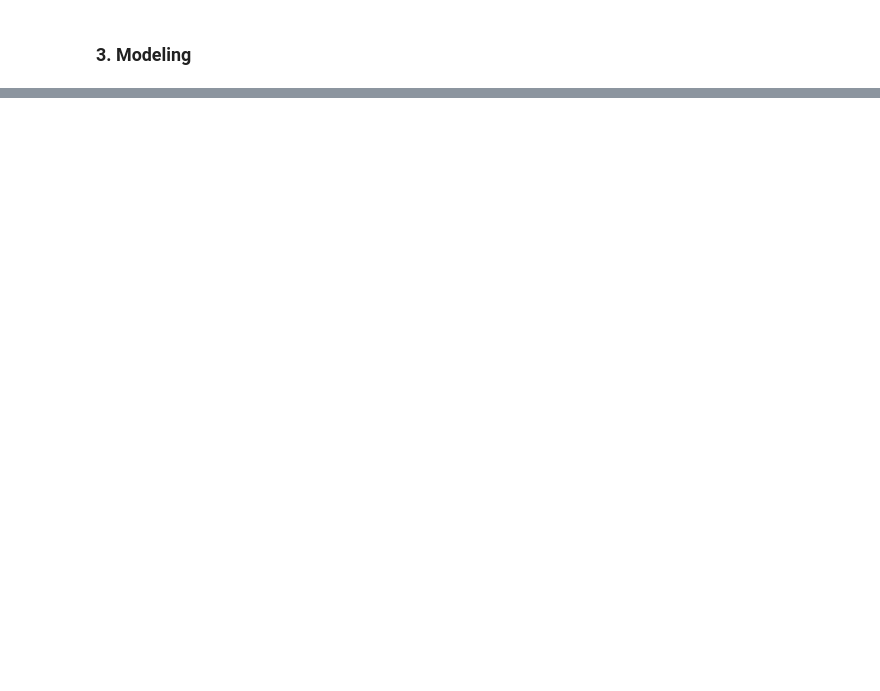
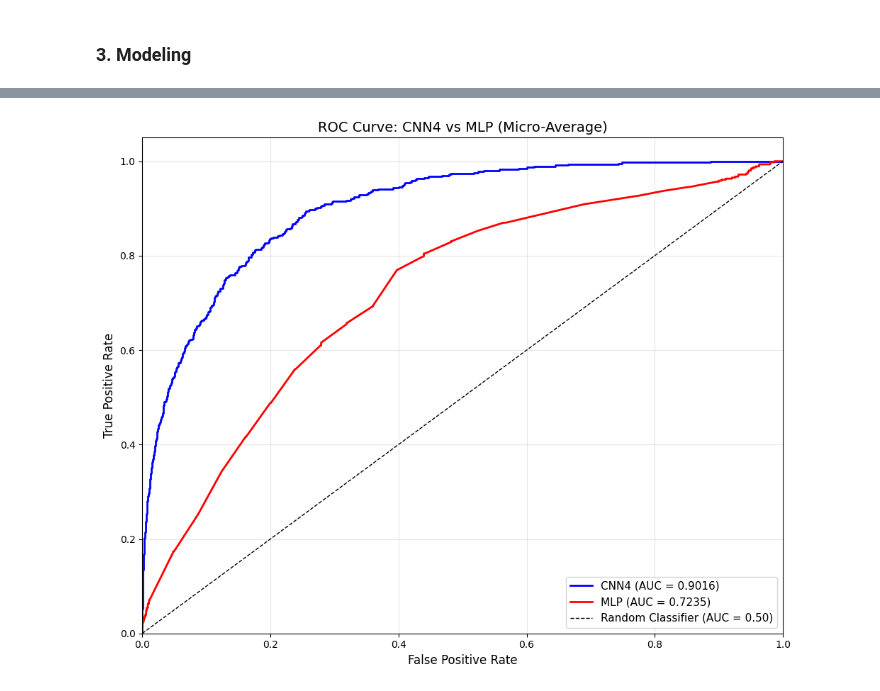
Before and after one commit to lukeVoinov/Machine-Learning-in-Python, a Jupyter notebook: Lab 6 - CNNs/Lab6.ipynb, the cells around one changed output, grey strips where cells are left out. Saved outputs shown, nothing was run; the diff lists cells and outputs as text; code cells hidden in the pictures; blank space fills up the shorter version.

```diff
--- a/Lab 6 - CNNs/Lab6.ipynb
+++ b/Lab 6 - CNNs/Lab6.ipynb
@@ -213,0 +274,11 @@ We choose F_3 and recall as our primary evalutation metrics. We will visualize w
+# %%
+X_train, X_test, y_train, y_test = train_test_split(
+    X, y,
+    test_size=0.2,
+    stratify=y,
+    shuffle=True,
+    random_state=42
+)
+
+print("Train size:", len(X_train))
+print("Test size:", len(X_test))
@@ -215,0 +335,8 @@ We choose F_3 and recall as our primary evalutation metrics. We will visualize w
+# %%
+data_augmentation = keras.Sequential([
+    layers.RandomFlip("horizontal"),
+    layers.RandomRotation(0.05),
+    layers.RandomTranslation(0.1, 0.1),
+    layers.RandomBrightness(0.1, value_range=(0,1)),
+    layers.RandomContrast(0.1),
+], name="augmentation_block")
@@ -215,0 +978,64 @@ We choose F_3 and recall as our primary evalutation metrics. We will visualize w
+# %%
+# ROC/AUC code generated by Claude AI
+
+from sklearn.metrics import roc_curve, auc
+from sklearn.preprocessing import label_binarize
+
+def compute_roc_auc(model, ds_val, y_true, model_name, num_classes):
+
+    y_pred_proba = model.predict(ds_val)
+
+    y_true_bin = label_binarize(y_true, classes=range(num_classes))
+
+    fpr = dict()
+    tpr = dict()
+    roc_auc = dict()
+
+    for i in range(num_classes):
+        fpr[i], tpr[i], _ = roc_curve(y_true_bin[:, i], y_pred_proba[:, i])
+        roc_auc[i] = auc(fpr[i], tpr[i])
+
+    fpr["micro"], tpr["micro"], _ = roc_curve(y_true_bin.ravel(), y_pred_proba.ravel())
+    roc_auc["micro"] = auc(fpr["micro"], tpr["micro"])
+
+    roc_auc["macro"] = np.mean([roc_auc[i] for i in range(num_classes)])
+
+    return {
+        'fpr': fpr,
+        'tpr': tpr,
+        'auc_macro': roc_auc["macro"],
+        'auc_micro': roc_auc["micro"]
+    }
+
+roc_cnn4 = compute_roc_auc(cnn4, ds_val, y_true, "CNN4", NUM_CLASSES)
+roc_mlp = compute_roc_auc(mlp, ds_val, y_true, "MLP", NUM_CLASSES)
+
+print(f"\nCNN4 - AUC (macro): {roc_cnn4['auc_macro']:.4f}")
+print(f"CNN4 - AUC (micro): {roc_cnn4['auc_micro']:.4f}")
+print(f"\nMLP  - AUC (macro): {roc_mlp['auc_macro']:.4f}")
+print(f"MLP  - AUC (micro): {roc_mlp['auc_micro']:.4f}")
+print(f"\nDifference (macro): {roc_cnn4['auc_macro'] - roc_mlp['auc_macro']:+.4f}")
+print(f"Difference (micro): {roc_cnn4['auc_micro'] - roc_mlp['auc_micro']:+.4f}")
+
+plt.figure(figsize=(10, 8))
+
+plt.plot(roc_cnn4['fpr']['micro'], roc_cnn4['tpr']['micro'],
+         label=f"CNN4 (AUC = {roc_cnn4['auc_micro']:.4f})",
+         linewidth=2, color='blue')
+
+plt.plot(roc_mlp['fpr']['micro'], roc_mlp['tpr']['micro'],
+         label=f"MLP (AUC = {roc_mlp['auc_micro']:.4f})",
+         linewidth=2, color='red')
+
+plt.plot([0, 1], [0, 1], 'k--', linewidth=1, label='Random Classifier (AUC = 0.50)')
+
+plt.xlim([0.0, 1.0])
+plt.ylim([0.0, 1.05])
+plt.xlabel('False Positive Rate', fontsize=12)
+plt.ylabel('True Positive Rate', fontsize=12)
+plt.title('ROC Curve: CNN4 vs MLP (Micro-Average)', fontsize=14)
+plt.legend(loc="lower right", fontsize=11)
+plt.grid(alpha=0.3)
+plt.tight_layout()
+plt.show()
+# %% [output]
@@ -215,0 +1053 @@ We choose F_3 and recall as our primary evalutation metrics. We will visualize w
+[figure, added]
```
Also changed, not shown: parts of 49 cells of this notebook.
